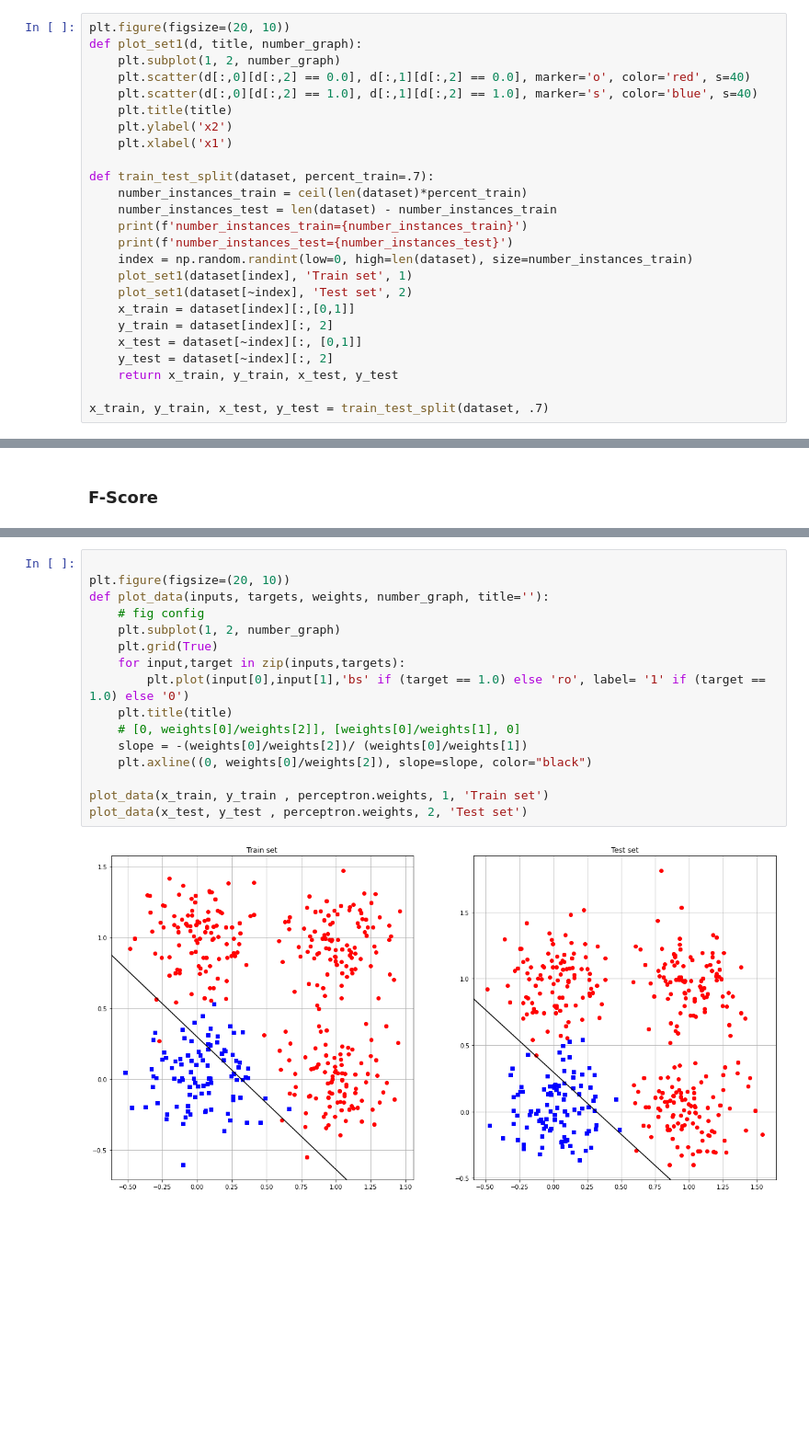
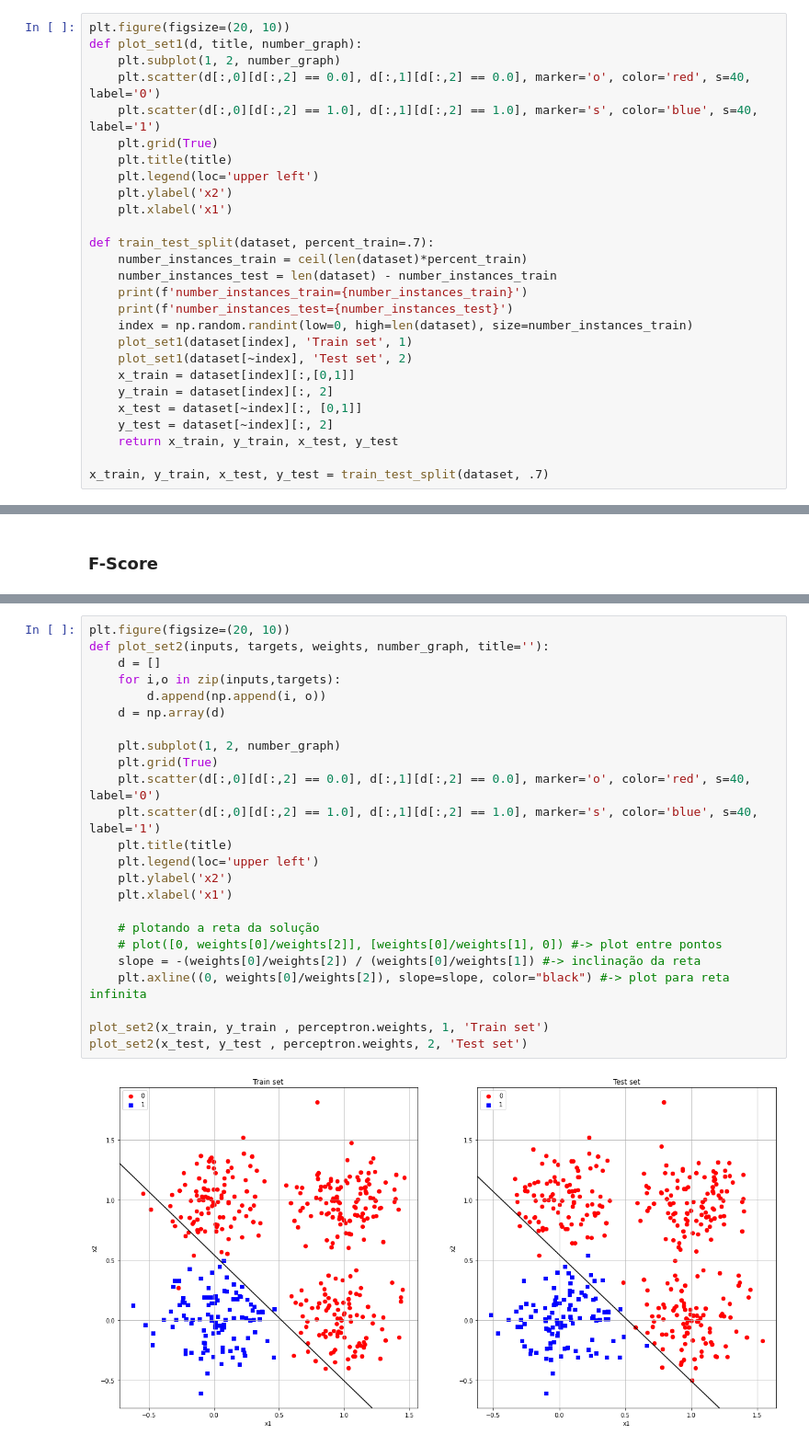
Before and after one commit to userddssilva/Perceptron-PP2-RNA2020.1, a Jupyter notebook: notebooks/validacao_holdout_(parte_3).ipynb, the cells around one changed output, grey strips where cells are left out. Shown at 92% size. Drawn from its saved outputs; the diff is of its cells as text; blank space fills up the shorter version.

```diff
--- a/notebooks/validacao_holdout_(parte_3).ipynb
+++ b/notebooks/validacao_holdout_(parte_3).ipynb
@@ -66,9 +69,11 @@ Criando funções para dividir o dataset em treino e teste e plotar esses dados
 plt.figure(figsize=(20, 10))
 def plot_set1(d, title, number_graph):
     plt.subplot(1, 2, number_graph)
-    plt.scatter(d[:,0][d[:,2] == 0.0], d[:,1][d[:,2] == 0.0], marker='o', color='red', s=40)
-    plt.scatter(d[:,0][d[:,2] == 1.0], d[:,1][d[:,2] == 1.0], marker='s', color='blue', s=40)
+    plt.scatter(d[:,0][d[:,2] == 0.0], d[:,1][d[:,2] == 0.0], marker='o', color='red', s=40, label='0')
+    plt.scatter(d[:,0][d[:,2] == 1.0], d[:,1][d[:,2] == 1.0], marker='s', color='blue', s=40, label='1')
+    plt.grid(True)
     plt.title(title)
+    plt.legend(loc='upper left')
     plt.ylabel('x2')
     plt.xlabel('x1')
 
@@ -230,18 +235,26 @@ f_score
 # %%
+plt.figure(figsize=(20, 10))
+def plot_set2(inputs, targets, weights, number_graph, title=''):
+    d = []
+    for i,o in zip(inputs,targets):
+        d.append(np.append(i, o))
+    d = np.array(d)
 
-plt.figure(figsize=(20, 10))
-def plot_data(inputs, targets, weights, number_graph, title=''):
-    # fig config
     plt.subplot(1, 2, number_graph)
     plt.grid(True)
-    for input,target in zip(inputs,targets):
-        plt.plot(input[0],input[1],'bs' if (target == 1.0) else 'ro', label= '1' if (target == 1.0) else '0')
+    plt.scatter(d[:,0][d[:,2] == 0.0], d[:,1][d[:,2] == 0.0], marker='o', color='red', s=40, label='0')
+    plt.scatter(d[:,0][d[:,2] == 1.0], d[:,1][d[:,2] == 1.0], marker='s', color='blue', s=40, label='1')
     plt.title(title)
-    # [0, weights[0]/weights[2]], [weights[0]/weights[1], 0]
-    slope = -(weights[0]/weights[2])/ (weights[0]/weights[1])
-    plt.axline((0, weights[0]/weights[2]), slope=slope, color="black")
+    plt.legend(loc='upper left')
+    plt.ylabel('x2')
+    plt.xlabel('x1')
 
-plot_data(x_train, y_train , perceptron.weights, 1, 'Train set')
-plot_data(x_test, y_test , perceptron.weights, 2, 'Test set')
+    # plotando a reta da solução
+    # plot([0, weights[0]/weights[2]], [weights[0]/weights[1], 0]) #-> plot entre pontos
+    slope = -(weights[0]/weights[2]) / (weights[0]/weights[1]) #-> inclinação da reta
+    plt.axline((0, weights[0]/weights[2]), slope=slope, color="black") #-> plot para reta infinita
+
+plot_set2(x_train, y_train , perceptron.weights, 1, 'Train set')
+plot_set2(x_test, y_test , perceptron.weights, 2, 'Test set')
 # %% [output]
-[figure, old version]
+[figure, new version]
```
Also changed, not shown: parts of 14 cells of this notebook.
